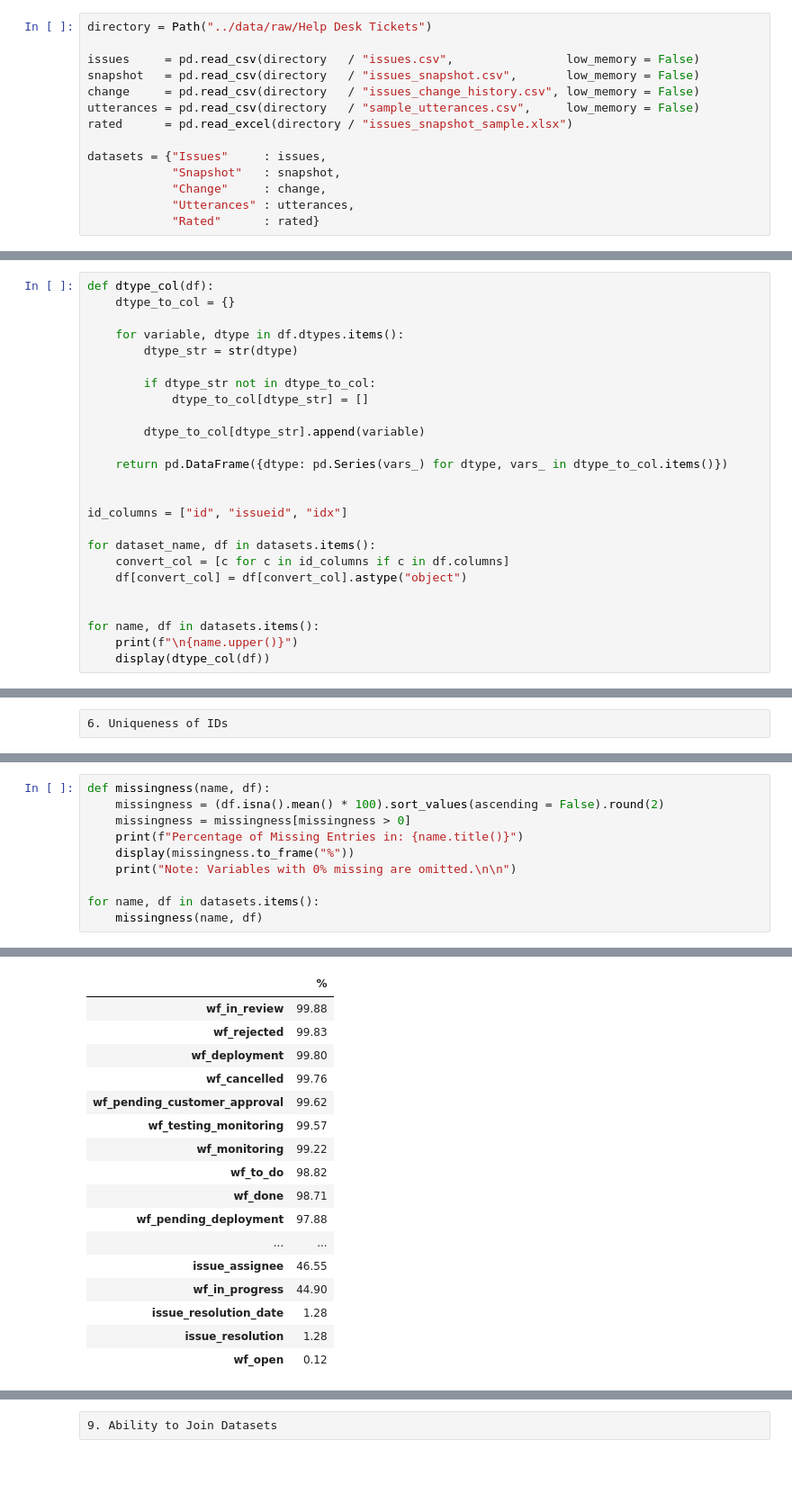
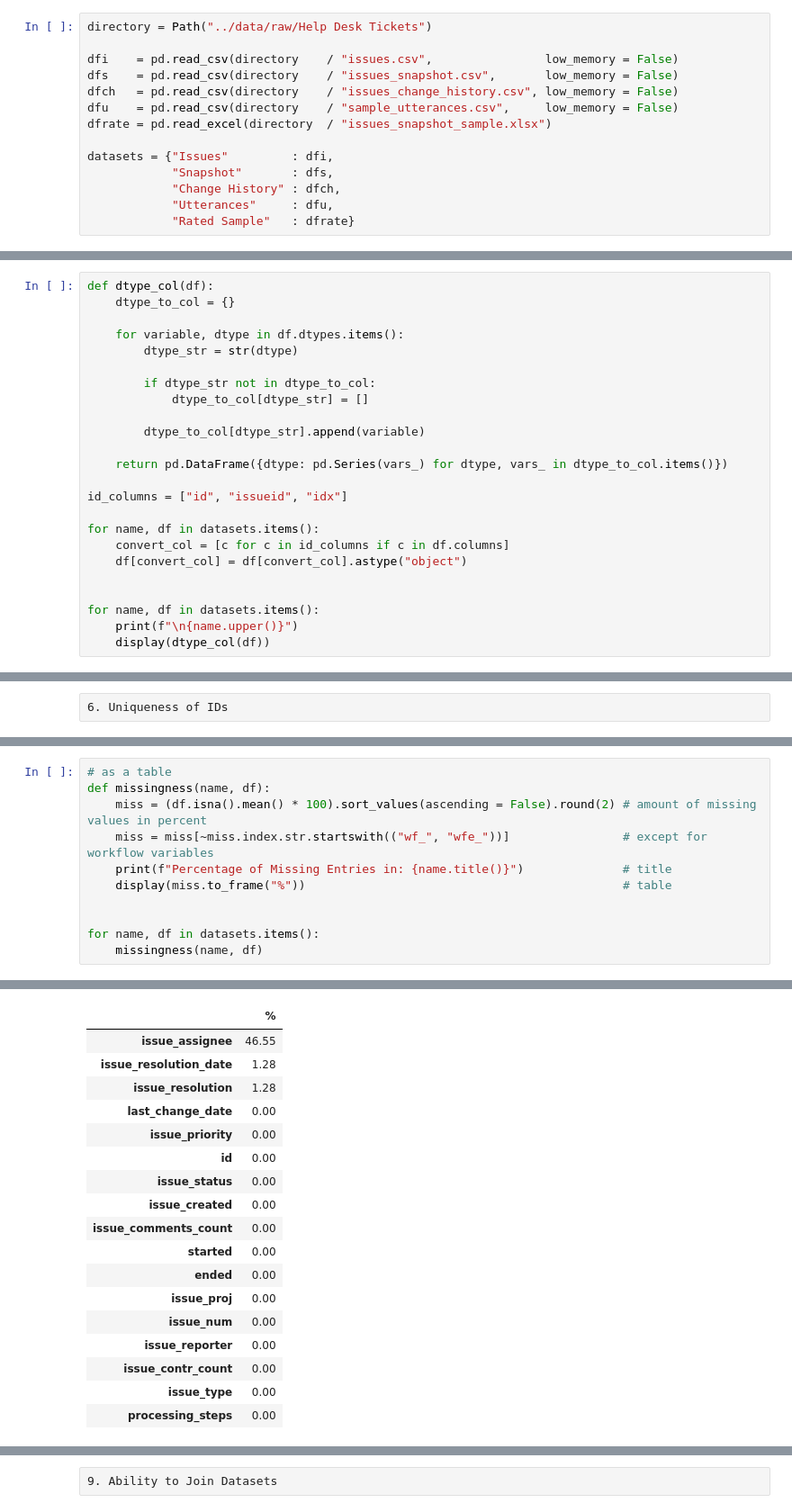
Before and after one commit to DataScientest-Studio/nov25_bds_int_helpdesk, a Jupyter notebook: notebooks/01_Data-inventory.ipynb, the cells around one changed output, grey strips where cells are left out. Shown at 90% size. Drawn from its saved outputs; the diff is of its cells as text; blank space fills up the shorter version.

```diff
--- a/notebooks/01_Data-inventory.ipynb
+++ b/notebooks/01_Data-inventory.ipynb
@@ -14,17 +14,17 @@ import re #CG
 # %%
 directory = Path("../data/raw/Help Desk Tickets")
 
-issues     = pd.read_csv(directory   / "issues.csv",                low_memory = False)
-snapshot   = pd.read_csv(directory   / "issues_snapshot.csv",       low_memory = False)
-change     = pd.read_csv(directory   / "issues_change_history.csv", low_memory = False)
-utterances = pd.read_csv(directory   / "sample_utterances.csv",     low_memory = False)
-rated      = pd.read_excel(directory / "issues_snapshot_sample.xlsx")
+dfi    = pd.read_csv(directory    / "issues.csv",                low_memory = False)
+dfs    = pd.read_csv(directory    / "issues_snapshot.csv",       low_memory = False)
+dfch   = pd.read_csv(directory    / "issues_change_history.csv", low_memory = False)
+dfu    = pd.read_csv(directory    / "sample_utterances.csv",     low_memory = False)
+dfrate = pd.read_excel(directory  / "issues_snapshot_sample.xlsx")
 
-datasets = {"Issues"     : issues,
-            "Snapshot"   : snapshot,
-            "Change"     : change,
-            "Utterances" : utterances,
-            "Rated"      : rated}
+datasets = {"Issues"         : dfi,
+            "Snapshot"       : dfs,
+            "Change History" : dfch,
+            "Utterances"     : dfu,
+            "Rated Sample"   : dfrate}
 # %% [raw]
 3. Overview over Datasets
 # %%
@@ -105,10 +105,9 @@ def dtype_col(df):
 
     return pd.DataFrame({dtype: pd.Series(vars_) for dtype, vars_ in dtype_to_col.items()})
 
-
 id_columns = ["id", "issueid", "idx"]
 
-for dataset_name, df in datasets.items():
+for name, df in datasets.items():
     convert_col = [c for c in id_columns if c in df.columns]
     df[convert_col] = df[convert_col].astype("object")
 
@@ -210,29 +209,31 @@ Change: 6 rows that share the same Issue-ID & Change-Group-ID update event.
 # %%
+# as a table
 def missingness(name, df):
-    missingness = (df.isna().mean() * 100).sort_values(ascending = False).round(2)
-    missingness = missingness[missingness > 0]
-    print(f"Percentage of Missing Entries in: {name.title()}")
-    display(missingness.to_frame("%"))
-    print("Note: Variables with 0% missing are omitted.\n\n")
+    miss = (df.isna().mean() * 100).sort_values(ascending = False).round(2) # amount of missing values in percent
+    miss = miss[~miss.index.str.startswith(("wf_", "wfe_"))]                # except for workflow variables
+    print(f"Percentage of Missing Entries in: {name.title()}")              # title
+    display(miss.to_frame("%"))                                             # table
+
 
 for name, df in datasets.items():
     missingness(name, df)
 # %% [output]
 Percentage of Missing Entries in: Issues
 |  | % |
-| wf_in_review | 99.88 |
-| wf_rejected | 99.83 |
-| wf_deployment | 99.80 |
-| wf_cancelled | 99.76 |
-| wf_pending_customer_approval | 99.62 |
-| wf_testing_monitoring | 99.57 |
-| wf_monitoring | 99.22 |
-| wf_to_do | 98.82 |
-| wf_done | 98.71 |
-| wf_pending_deployment | 97.88 |
-| ... | ... |
 | issue_assignee | 46.55 |
-| wf_in_progress | 44.90 |
 | issue_resolution_date | 1.28 |
 | issue_resolution | 1.28 |
-| wf_open | 0.12 |
+| last_change_date | 0.00 |
+| issue_priority | 0.00 |
+| id | 0.00 |
+| issue_status | 0.00 |
+| issue_created | 0.00 |
+| issue_comments_count | 0.00 |
+| started | 0.00 |
+| ended | 0.00 |
+| issue_proj | 0.00 |
+| issue_num | 0.00 |
+| issue_reporter | 0.00 |
+| issue_contr_count | 0.00 |
+| issue_type | 0.00 |
+| processing_steps | 0.00 |
```
Also changed, not shown: parts of 43 cells of this notebook.
